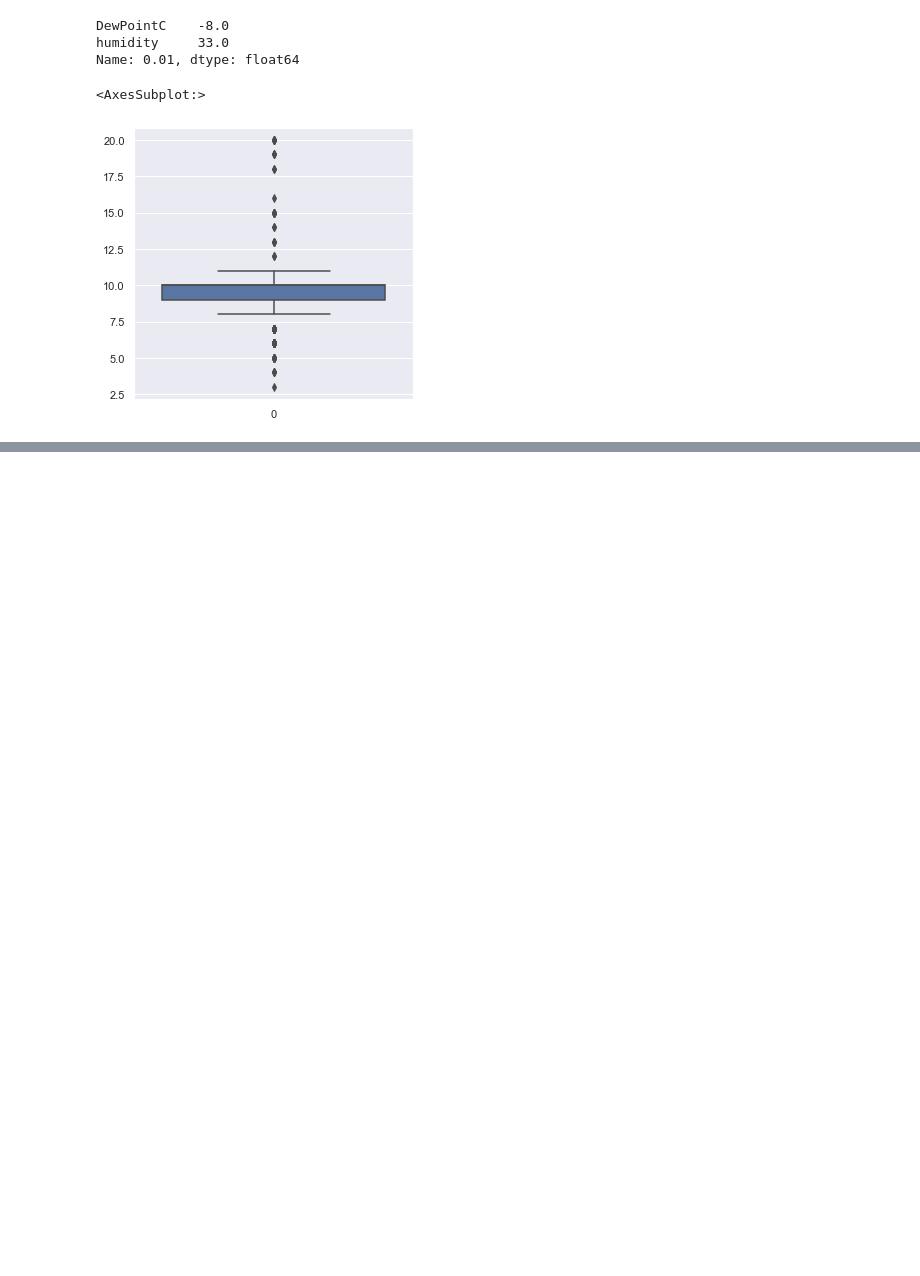
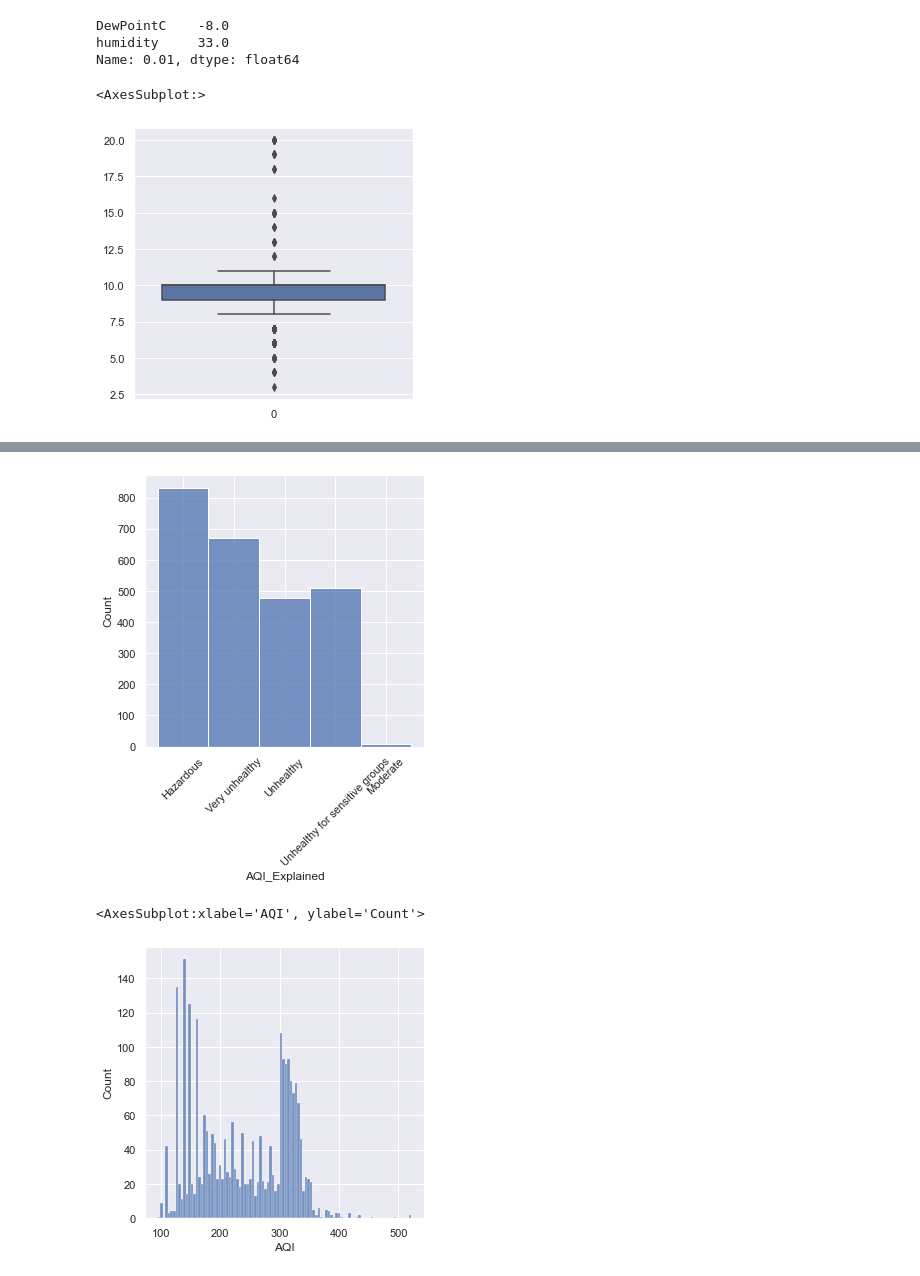
Before and after one commit to petrovalina93/diploma, a Jupyter notebook: diploma.ipynb, the cells around one changed output, grey strips where cells are left out. Cells and saved outputs as stored; diff of their text form; code cells hidden in the pictures; blank space fills up the shorter version.

```diff
--- a/diploma.ipynb
+++ b/diploma.ipynb
@@ -259,0 +614,10 @@ df1_anomaly
+# %%
+sns.set(rc={'figure.figsize':(5,5)})
+plt.xticks(rotation=45)
+sns.histplot(df1['AQI_Explained'], kde=False, bins=5)
+plt.show()
+sns.histplot(df1['AQI'], kde=False, bins=100)
+# %% [output]
+[figure, added]
+<AxesSubplot:xlabel='AQI', ylabel='Count'>
+[figure, added]
```
Also changed, not shown: parts of 246 cells of this notebook.
